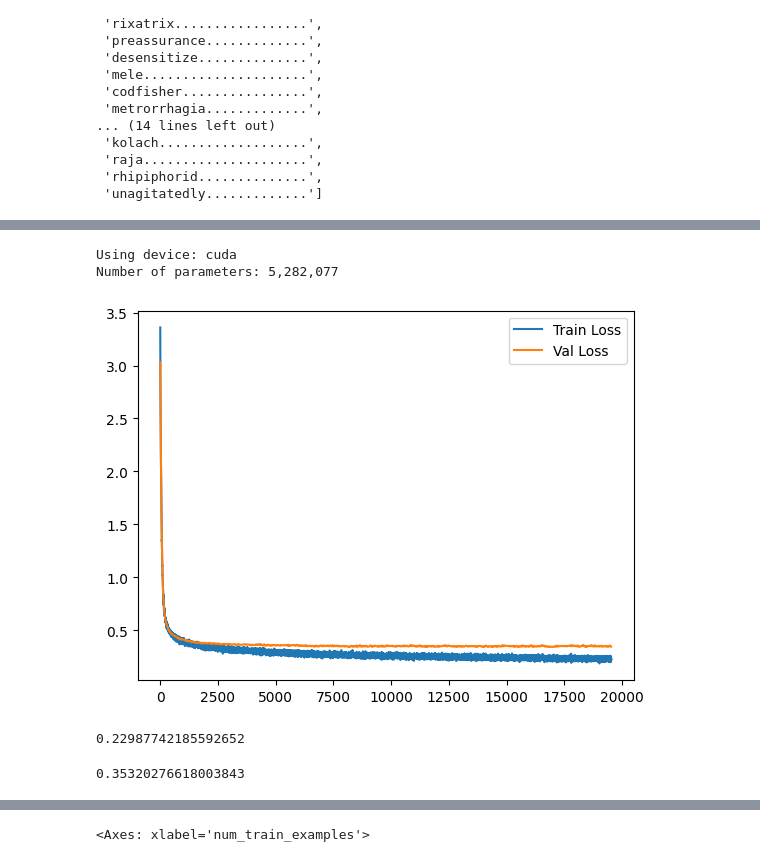
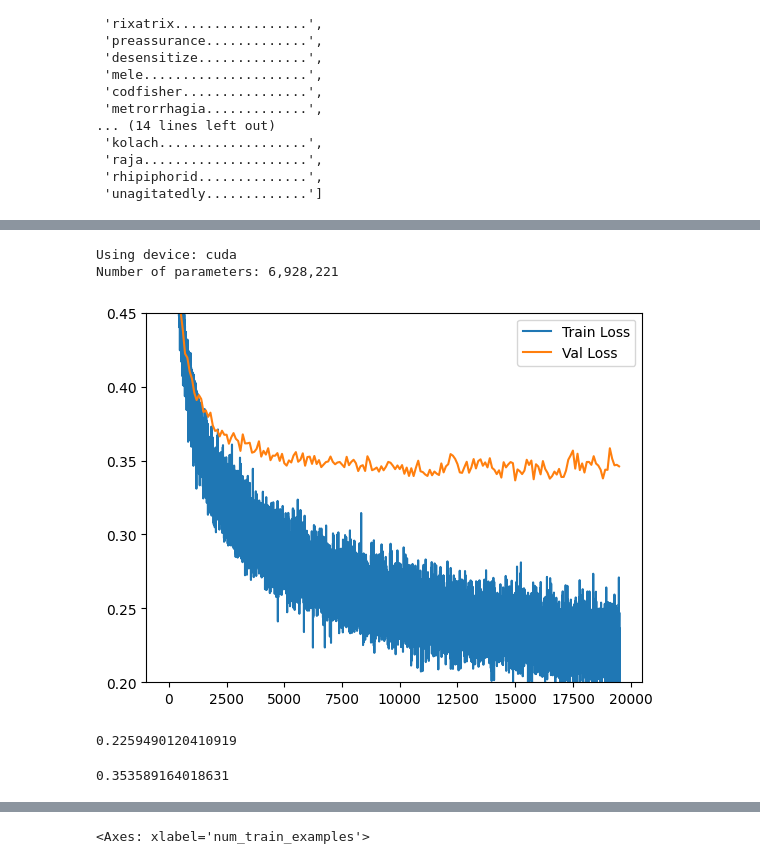
Before and after one commit to cweill/transformer-hangman-solver, a Jupyter notebook: hangman.ipynb, the cells around one changed output, grey strips where cells are left out. Cells and saved outputs as stored; diff of their text form; code cells hidden in the pictures.

```diff
--- a/hangman.ipynb
+++ b/hangman.ipynb
@@ -9,7 +9,9 @@ import random
 %matplotlib inline
 # %%
 # load the data in training_dictionary.txt
-with open("training_dictionary.txt", "r") as file:
+with open(
+    "/home/ubuntu/fs-1/transformer-hangman-solver/training_dictionary.txt", "r"
+) as file:
     all_words = file.read().splitlines()
 print(len(all_words))
 # %% [output]
@@ -265,7 +257,7 @@ import torch.optim as optim
 import math
 from tqdm import tqdm
 
-d_model = 256
+d_model = 320
 nhead = 8
 num_layers = 4
 
@@ -355,7 +347,7 @@ for epoch in range(num_epochs):
         optimizer.step()
         lossi.append(loss.item())
 
-        if i % 100 == 0:
+        if step % 50 == 0:
             model.eval()
             with torch.no_grad():
                 val_loss = criterion(
@@ -370,4 +362,4 @@ for epoch in range(num_epochs):
         )
 # %% [output]
 Using device: cuda
-Number of parameters: 5,282,077
+Number of parameters: 6,928,221
@@ -374,10 +369,12 @@ Number of parameters: 5,282,077
 # %%
 plt.plot(lossi)
 plt.plot(val_step, val_lossi)
 plt.legend(["Train Loss", "Val Loss"])
+# start x axis at 1000
+plt.ylim(0.2, 0.45)
 plt.show()
 # %% [output]
-[figure, old version]
+[figure, new version]
 # %%
 def full_eval(dataset, batch_size=1024 * 4):
     model.eval()
@@ -398,8 +395,8 @@ full_eval(val_dataset)
 
 print("\n")
 # %% [output]
-0.22987742185592652
+0.2259490120410919
-0.35320276618003843
+0.353589164018631
 # %%
 # inference:
 
```
Also changed, not shown: parts of 8 cells of this notebook, 1 other file.
